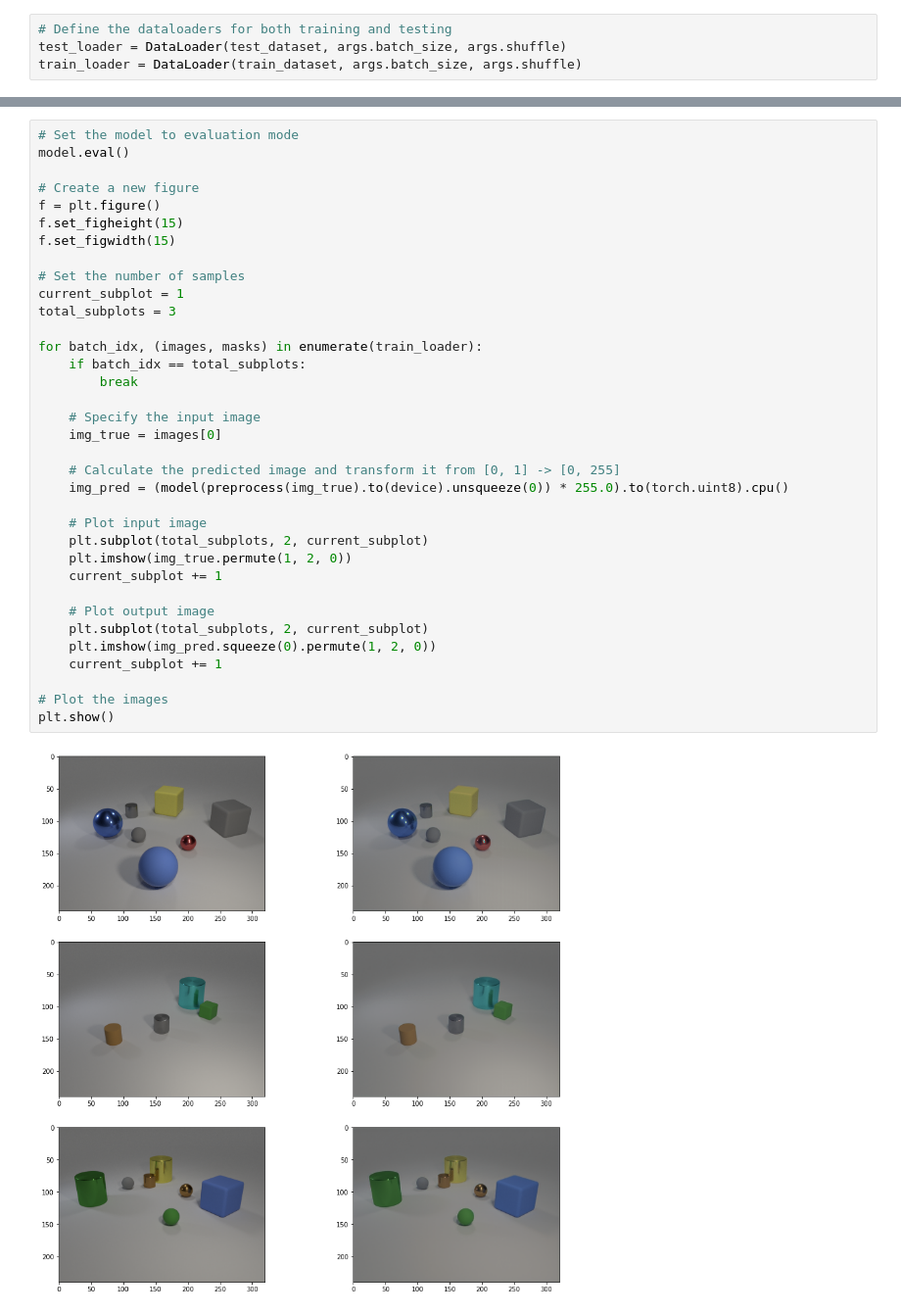
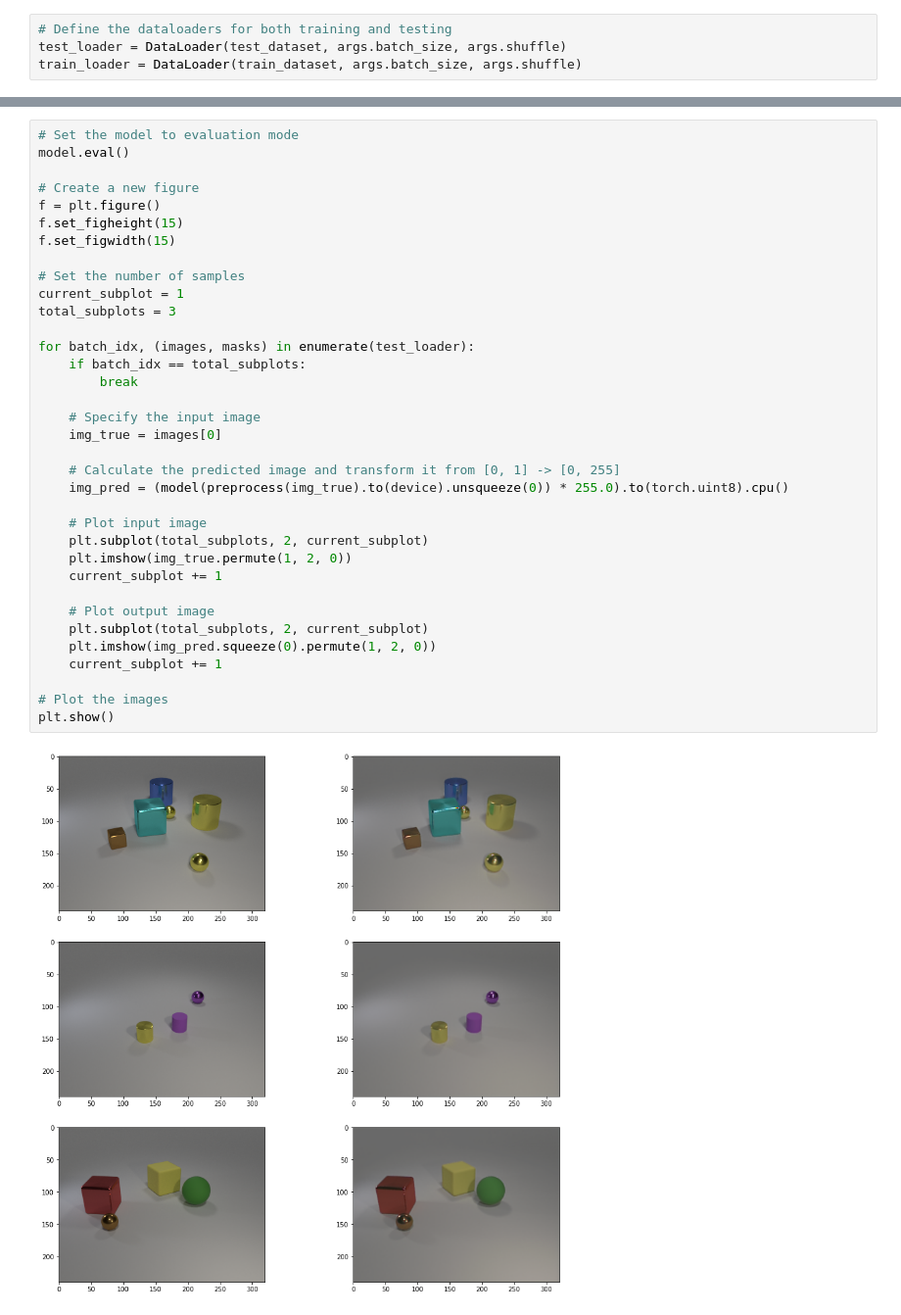
Before and after one commit to fusedbloxxer/segmentation-as-clusterization, a Jupyter notebook: SegmentationAsClusterization.ipynb, the cells around one changed output, grey strips where cells are left out. Shown at 98% size. Drawn from its saved outputs; the diff is of its cells as text.

```diff
--- a/SegmentationAsClusterization.ipynb
+++ b/SegmentationAsClusterization.ipynb
@@ -419,32 +439,32 @@ model.eval()
 f = plt.figure()
 f.set_figheight(15)
 f.set_figwidth(15)
 
 # Set the number of samples
 current_subplot = 1
 total_subplots = 3
 
-for batch_idx, (images, masks) in enumerate(train_loader):
+for batch_idx, (images, masks) in enumerate(test_loader):
     if batch_idx == total_subplots:
         break
 
     # Specify the input image
     img_true = images[0]
 
     # Calculate the predicted image and transform it from [0, 1] -> [0, 255]
     img_pred = (model(preprocess(img_true).to(device).unsqueeze(0)) * 255.0).to(torch.uint8).cpu()
 
     # Plot input image
     plt.subplot(total_subplots, 2, current_subplot)
     plt.imshow(img_true.permute(1, 2, 0))
     current_subplot += 1
 
     # Plot output image
     plt.subplot(total_subplots, 2, current_subplot)
     plt.imshow(img_pred.squeeze(0).permute(1, 2, 0))
     current_subplot += 1
 
 # Plot the images
 plt.show()
 # %% [output]
-[figure, old version]
+[figure, new version]
```
Also changed, not shown: parts of 5 cells of this notebook.
